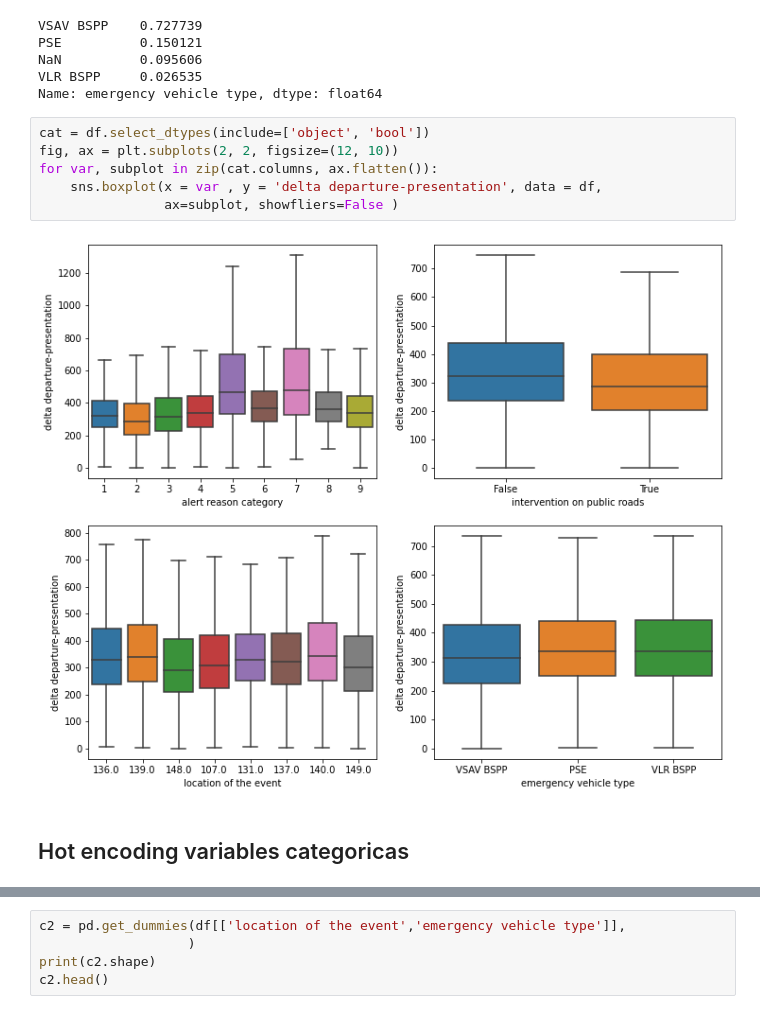
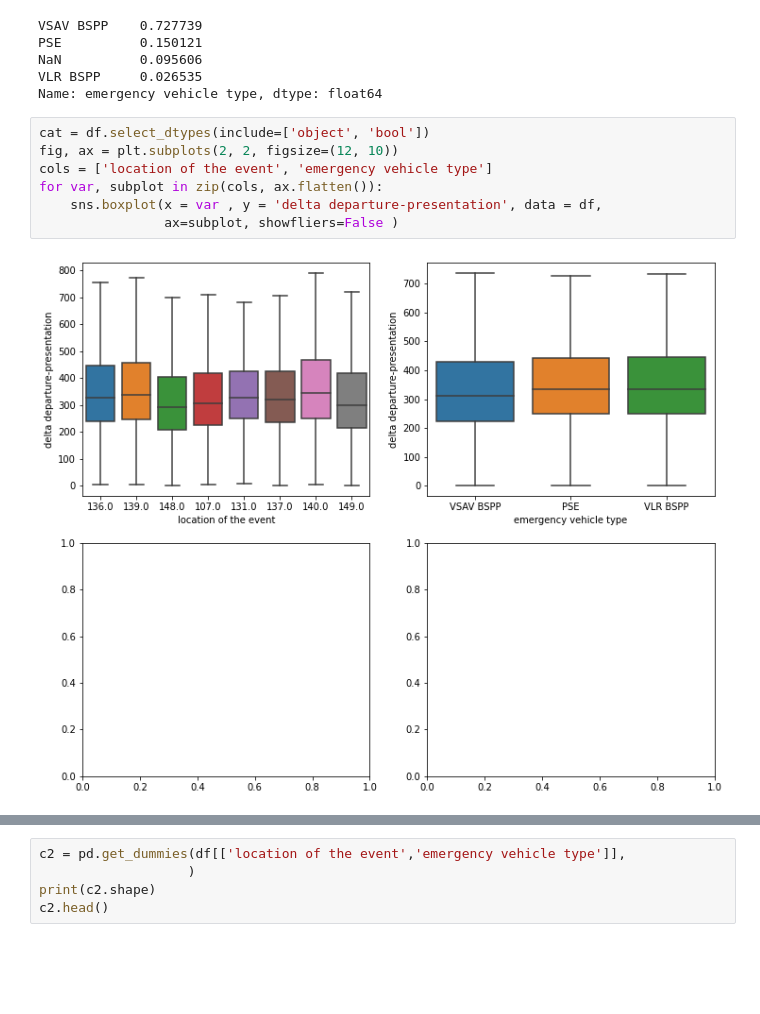
Before and after one commit to AnIsAsPe/Regresion-Robusta-para-estimar-tiempo-de-respuesta-de-un-servicio-de-emergencia, a Jupyter notebook: 1_Response_time_Paris_Fire_Brigade.ipynb, the cells around one changed output, grey strips where cells are left out. Drawn from its saved outputs; the diff is of its cells as text; blank space fills up the shorter version.

```diff
--- a/1_Response_time_Paris_Fire_Brigade.ipynb
+++ b/1_Response_time_Paris_Fire_Brigade.ipynb
@@ -486,10 +504,9 @@ Name: emergency vehicle type, dtype: float64
 # %%
 cat = df.select_dtypes(include=['object', 'bool'])
 fig, ax = plt.subplots(2, 2, figsize=(12, 10))
-for var, subplot in zip(cat.columns, ax.flatten()):
+cols = ['location of the event', 'emergency vehicle type']
+for var, subplot in zip(cols, ax.flatten()):
     sns.boxplot(x = var , y = 'delta departure-presentation', data = df,
                 ax=subplot, showfliers=False )
 # %% [output]
-[figure, old version]
+[figure, new version]
-# %% [markdown]
-## Hot encoding variables categoricas
```
Also changed, not shown: parts of 5 cells of this notebook.
